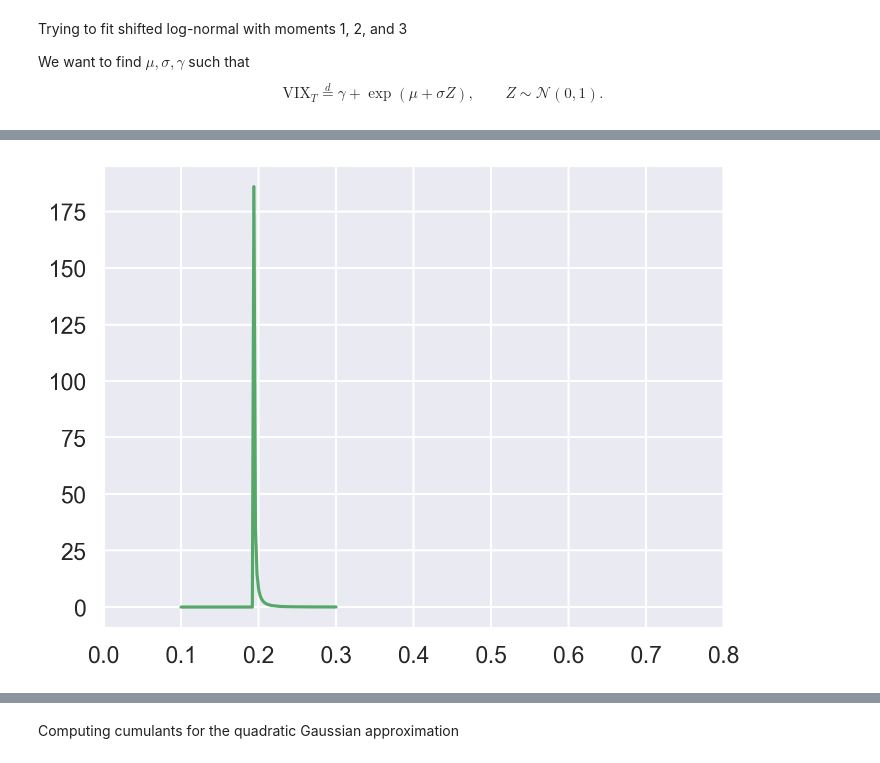
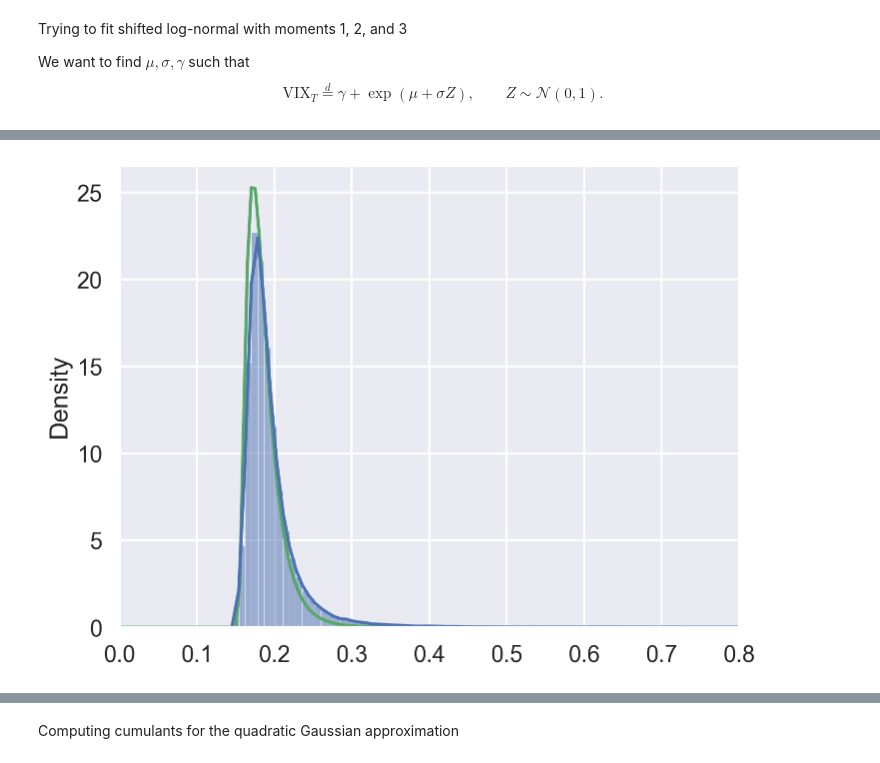
Before and after one commit to jgatheral/QuadraticRoughHeston, a Jupyter notebook: vix_approx.ipynb, the cells around one changed output, grey strips where cells are left out. Drawn from its saved outputs; the diff is of its cells as text; code cells hidden in the pictures.

```diff
--- a/vix_approx.ipynb
+++ b/vix_approx.ipynb
@@ -621 +621,23 @@ Moments (Monte Carlo):
+# %%
+def fa1(g):
+    return m1 - g
+
+
+def fa2(g):
+    return m2 - 2 * g * m1 + g**2
+
+
+def fa3(g):
+    return m3 - 3 * g * m2 + 3 * g**2 * m1 - g**3
+
+
+def f_to_solve(g):
+    return (m3 - 3 * g * m2 + 3 * g**2 * m1 - g**3) * (m1 - g) ** 3 - (
+        m2 - 2 * g * m1 + g**2
+    ) ** 3
+
+
+gamma_fit = optimize.root_scalar(f_to_solve, bracket=[-0.3, 0.3]).root
+sig_fit = np.sqrt(np.log(fa2(gamma_fit) / (fa1(gamma_fit) ** 2)))
+mu_fit = np.log(fa1(gamma_fit)) - 0.5 * sig_fit**2
 # %%
@@ -648,10 +675,10 @@ print(mu, sig, gamma)
 # %%
-xs = np.linspace(0.1, 0.3, 101)
+xs = np.linspace(1e-5, 0.5, 101)
 
 fig, ax = plt.subplots()
-ax.plot(xs, stats.lognorm.pdf(xs, s=sig, scale=np.exp(mu), loc=gamma), "-g")
-# sns.histplot(vix_expiry_mc, bins=200, kde=True, stat="density", ax=ax)
+ax.plot(xs, stats.lognorm.pdf(xs, s=sig_fit, scale=np.exp(mu_fit), loc=gamma_fit), "-g")
+sns.histplot(vix_expiry_mc, bins=200, kde=True, stat="density", ax=ax)
 ax.set_xlim(0.0, 0.8)
 plt.show()
 # %% [output]
-[figure, old version]
+[figure, new version]
```
Also changed, not shown: parts of 17 cells of this notebook, 1 other file.
